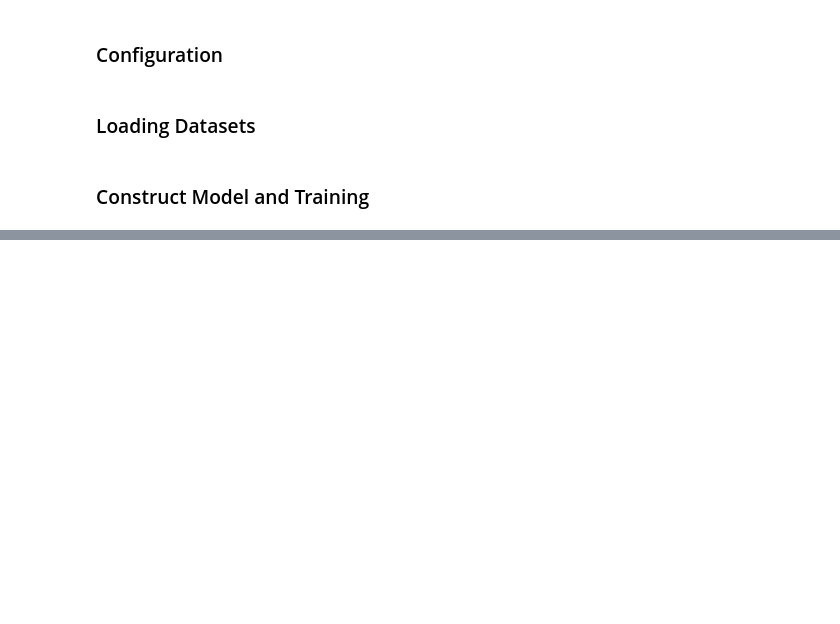
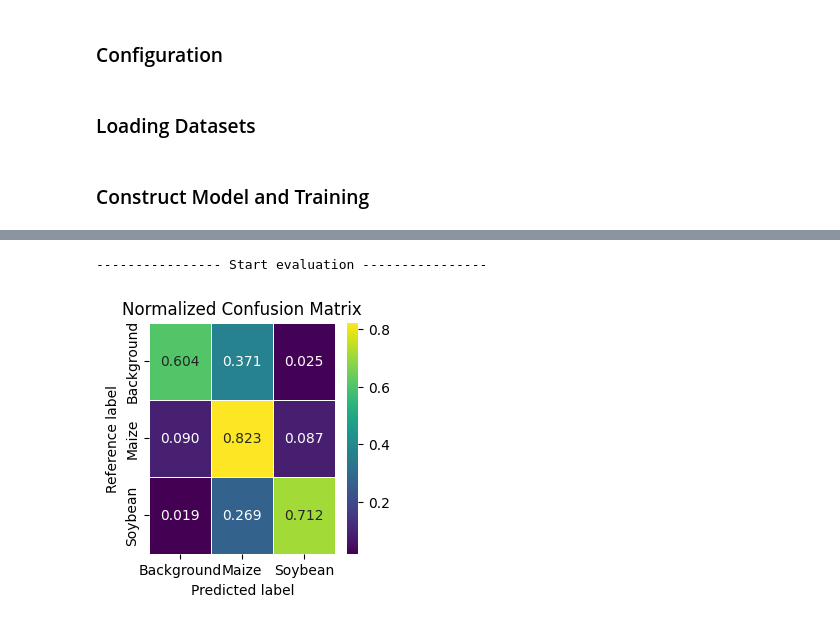
Before and after one commit to hanxLi/streetview_crop_classification, a Jupyter notebook: notebook/training_pipeline.ipynb, the cells around one changed output, grey strips where cells are left out. Saved outputs shown, nothing was run; the diff lists cells and outputs as text; code cells hidden in the pictures; blank space fills up the shorter version.

Commit message:
Improve training and validation code

```diff
--- a/notebook/training_pipeline.ipynb
+++ b/notebook/training_pipeline.ipynb
@@ -138,0 +185,12 @@ model_comp.fit(
+# %%
+model_comp.fit(
+    trainDataset=train_loader,
+    valDataset=val_loader,
+    epochs=config['training']['epochs'],
+    optimizer_name=config['training']['optimizer']['type'],
+    lr_init=config['training']['learning_rate'],
+    lr_policy='steplr',  # Use 'steplr' as specified in config
+    criterion=config['training']['criterion'],
+    log=True,  # Enable logging for TensorBoard
+    return_loss=False,
+    **config['training']['scheduler']['params'])
@@ -138,0 +215,8 @@ model_comp.fit(
+# %%
+model_comp.accuracy_evaluation(eval_dataset=val_loader,
+                               filename=config['evaluation']['filename'],
+                               num_classes=config['model']['params']['out_channels'],
+                               class_mapping=config['evaluation']['class_mapping'])
+# %% [output]
+---------------- Start evaluation ----------------
+[figure, added]
```
Also changed, not shown: parts of 11 cells of this notebook, 4 other files.
